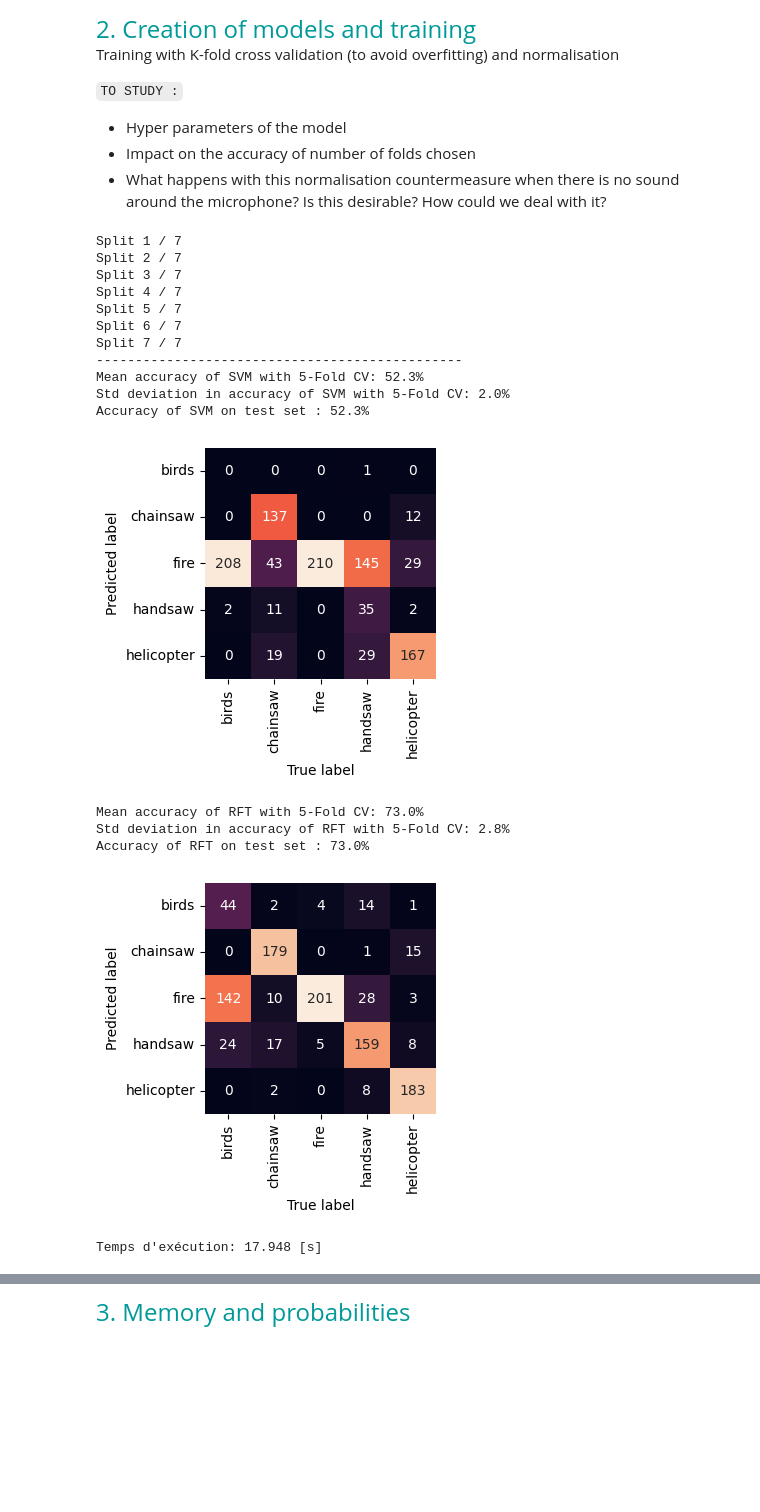
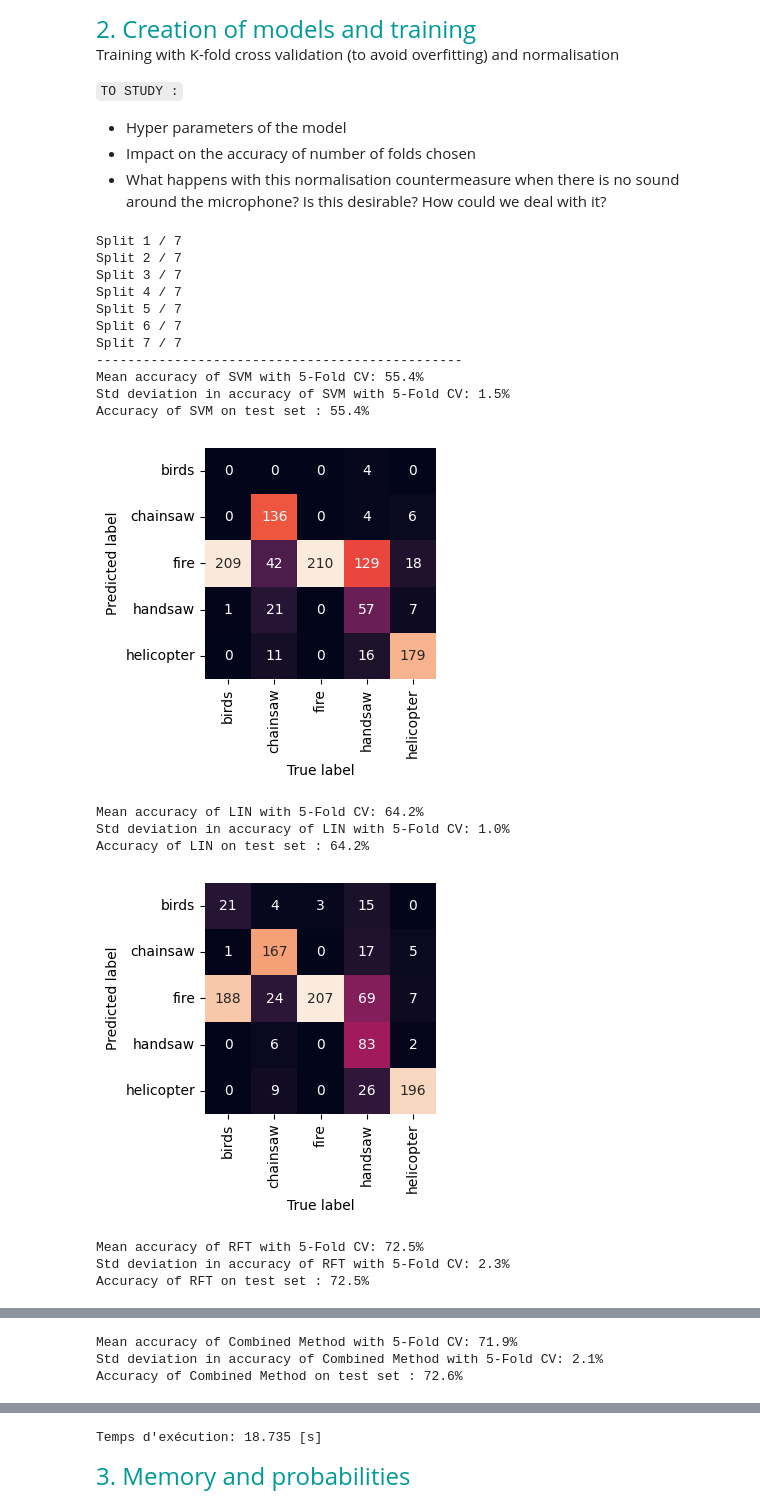
Before and after one commit to sarajavadian/LELEC210X_groupeC, a Jupyter notebook: classification/Our_Classif.ipynb, the cells around one changed output, grey strips where cells are left out. Cells and saved outputs as stored; diff of their text form; code cells hidden in the pictures; blank space fills up the shorter version.

```diff
--- a/classification/Our_Classif.ipynb
+++ b/classification/Our_Classif.ipynb
@@ -103,16 +98,20 @@ Training with K-fold cross validation (to avoid overfitting) and normalisation
 - Impact on the accuracy of number of folds chosen
 - What happens with this normalisation countermeasure when there is no sound around the microphone? Is this desirable? How could we deal with it?
 # %%
-model_svm = svm.SVC(kernel="linear",gamma="scale",C=0.5, probability=True)
+model_svm = svm.SVC(kernel="linear",gamma="scale",C=1.0, probability=True)
 
 model_rft = RandomForestClassifier(n_estimators=100, criterion="log_loss",min_samples_split=5,min_samples_leaf=1,max_features="log2")
+
+model_lin = svm.LinearSVC(dual="auto", max_iter=10000, loss="squared_hinge",C=1.0)
 # %%
 def training(n_splits=5, normalize=True):
 
     start = time.time()
     kf = StratifiedKFold(n_splits=n_splits,shuffle=True)
     accuracyCV_svm = np.zeros((n_splits,))
+    accuracyCV_lin = np.zeros((n_splits,))
     accuracyCV_rft = np.zeros((n_splits,))
+    accuracyCV_combined = np.zeros((n_splits,))
 
     for k, idx in enumerate(kf.split(X_train,y_train)):
         print("Split",k+1,"/",n_splits)
@@ -129,51 +128,99 @@ def training(n_splits=5, normalize=True):
         prediction_svm = model_svm.predict(X_val_normalised)
         accuracyCV_svm[k] = accuracy(prediction_svm, y_train[idx_val])
 
+        model_lin.fit(X_learn_normalised, y_train[idx_learn])
+        prediction_lin = model_lin.predict(X_val_normalised)
+        accuracyCV_lin[k] = accuracy(prediction_lin, y_train[idx_val])
+
         model_rft.fit(X_learn_normalised, y_train[idx_learn])
         prediction_rft = model_rft.predict(X_val_normalised)
         accuracyCV_rft[k] = accuracy(prediction_rft, y_train[idx_val])
 
+        # Calculate combined predictions on the train set
+        svm_probs = model_svm.predict_proba(X_val_normalised)
+        rft_probs = model_rft.predict_proba(X_val_normalised)
+
+        svm_weight = 0.2
+        rft_weight = 0.8
+        combined_predictions = []
+        combined_probs = (svm_weight * svm_probs) + (rft_weight * rft_probs)
+        combined_fold_predictions = np.argmax(combined_probs, axis=1)
+
+        for i in range(len(combined_fold_predictions)) :
+            combined_predictions.append(classnames[combined_fold_predictions[i]])
+
+        accuracyCV_combined[k] = accuracy(combined_predictions,y_train[idx_val])
 
     if normalize == True :
         X_test_normalised = X_test / np.linalg.norm(X_test, axis=1, keepdims=True)
     else :
         X_test_normalised = X_test
 
     prediction_svm = model_svm.predict(X_test_normalised)
+    prediction_lin = model_lin.predict(X_test_normalised)
     prediction_rft = model_rft.predict(X_test_normalised)
-    accuracy_svm = accuracy (prediction_svm, y_test)
-    accuracy_rft = accuracy (prediction_rft, y_test)
+    accuracy_svm = accuracy(prediction_svm, y_test)
+    accuracy_lin = accuracy(prediction_lin, y_test)
+    accuracy_rft = accuracy(prediction_rft, y_test)
+
+    # Calculate combined predictions on the test set
+    svm_probs = model_svm.predict_proba(X_test_normalised)
+    rft_probs = model_rft.predict_proba(X_test_normalised)
+
+    svm_weight = 0.2
+    rft_weight = 0.8
+    combined_predictions = []
+    combined_probs = (svm_weight * svm_probs) + (rft_weight * rft_probs)
+    combined_fold_predictions = np.argmax(combined_probs, axis=1)
+
+    for i in range(len(combined_fold_predictions)) :
+        combined_predictions.append(classnames[combined_fold_predictions[i]])
+
+    accuracy_combined = accuracy_score(combined_predictions, y_test)
+
 
     print("-----------------------------------------------")
     print('Mean accuracy of SVM with 5-Fold CV: {:.1f}%'.format(100*accuracy_svm.mean()))
     print('Std deviation in accuracy of SVM with 5-Fold CV: {:.1f}%'.format(100*accuracyCV_svm.std()))
     print('Accuracy of SVM on test set : {:.1f}%'.format(100*accuracy_svm))
     show_confusion_matrix (prediction_svm, y_test, classnames)
     print()
+    print('Mean accuracy of LIN with 5-Fold CV: {:.1f}%'.format(100*accuracy_lin.mean()))
+    print('Std deviation in accuracy of LIN with 5-Fold CV: {:.1f}%'.format(100*accuracyCV_lin.std()))
+    print('Accuracy of LIN on test set : {:.1f}%'.format(100*accuracy_lin))
+    show_confusion_matrix (prediction_lin, y_test, classnames)
+    print()
     print('Mean accuracy of RFT with 5-Fold CV: {:.1f}%'.format(100*accuracy_rft.mean()))
     print('Std deviation in accuracy of RFT with 5-Fold CV: {:.1f}%'.format(100*accuracyCV_rft.std()))
     print('Accuracy of RFT on test set : {:.1f}%'.format(100*accuracy_rft))
     show_confusion_matrix (prediction_rft, y_test, classnames)
+    print()
+    print('Mean accuracy of Combined Method with 5-Fold CV: {:.1f}%'.format(100 * accuracyCV_combined.mean()))
+    print('Std deviation in accuracy of Combined Method with 5-Fold CV: {:.1f}%'.format(100 * accuracyCV_combined.std()))
+    print('Accuracy of Combined Method on test set : {:.1f}%'.format(100 * accuracy_combined))
+    show_confusion_matrix(combined_predictions, y_test, classnames)
 
     end = time.time()
     print("Temps d'exécution:",np.round(end-start,3),"[s]")
 
 training(n_splits=7, normalize=True)
 # %% [output]
 Split 1 / 7
 Split 2 / 7
 Split 3 / 7
 Split 4 / 7
 Split 5 / 7
 Split 6 / 7
 Split 7 / 7
 -----------------------------------------------
-Mean accuracy of SVM with 5-Fold CV: 52.3%
-Std deviation in accuracy of SVM with 5-Fold CV: 2.0%
-Accuracy of SVM on test set : 52.3%
+Mean accuracy of SVM with 5-Fold CV: 55.4%
+Std deviation in accuracy of SVM with 5-Fold CV: 1.5%
+Accuracy of SVM on test set : 55.4%
-[figure, old version]
+[figure, new version]
-Mean accuracy of RFT with 5-Fold CV: 73.0%
-Std deviation in accuracy of RFT with 5-Fold CV: 2.8%
-Accuracy of RFT on test set : 73.0%
+Mean accuracy of LIN with 5-Fold CV: 64.2%
+Std deviation in accuracy of LIN with 5-Fold CV: 1.0%
+Accuracy of LIN on test set : 64.2%
-[figure, old version]
+[figure, new version]
-Temps d'exécution: 17.948 [s]
+Mean accuracy of RFT with 5-Fold CV: 72.5%
+Std deviation in accuracy of RFT with 5-Fold CV: 2.3%
+Accuracy of RFT on test set : 72.5%
@@ -179,0 +228,3 @@ Temps d'exécution: 17.948 [s]
+Mean accuracy of Combined Method with 5-Fold CV: 71.9%
+Std deviation in accuracy of Combined Method with 5-Fold CV: 2.1%
+Accuracy of Combined Method on test set : 72.6%
@@ -180,3 +232,4 @@ Temps d'exécution: 17.948 [s]
+Temps d'exécution: 18.735 [s]
 # %% [markdown]
 <font size=5 color=#009999> 3. Memory and probabilities</font> <br>
 # %%
```
Also changed, not shown: parts of 7 cells of this notebook, 9 other files.
